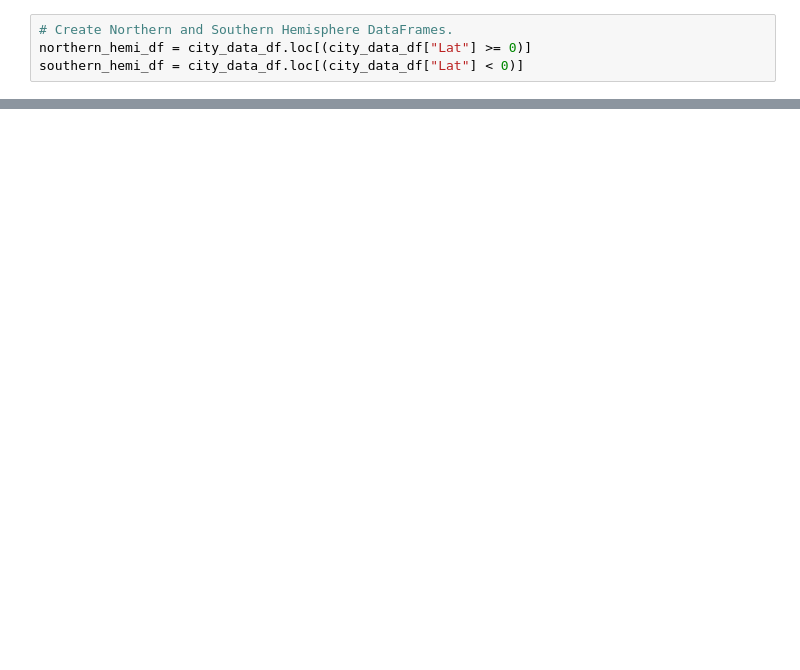
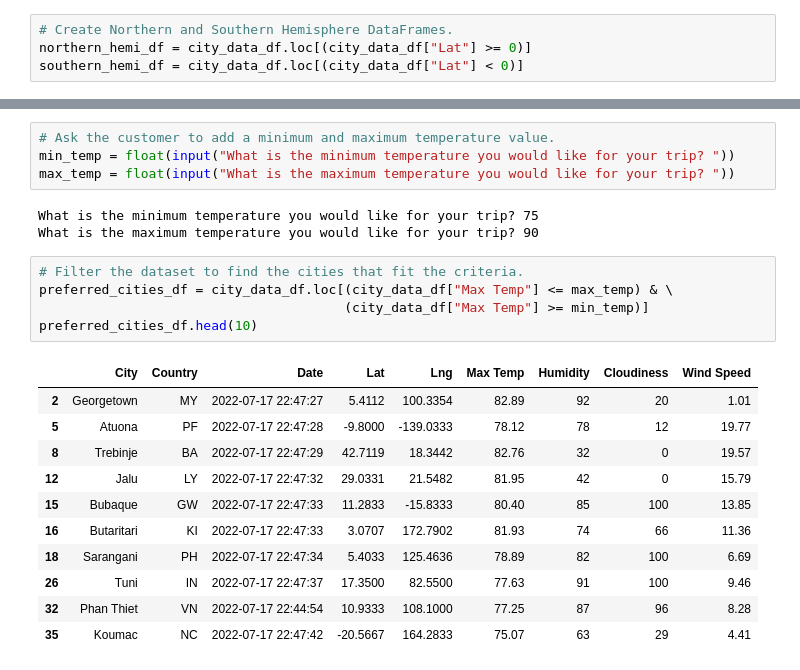
Before and after one commit to LeighannaSB/World_Weather_Analysis, a Jupyter notebook: WeatherPy.ipynb, the cells around one changed output, grey strips where cells are left out. Cells and saved outputs as stored; diff of their text form; blank space fills up the shorter version.

```diff
--- a/WeatherPy.ipynb
+++ b/WeatherPy.ipynb
@@ -395,0 +396,24 @@ plot_linear_regression(x_values, y_values,
+# %%
+# Ask the customer to add a minimum and maximum temperature value.
+min_temp = float(input("What is the minimum temperature you would like for your trip? "))
+max_temp = float(input("What is the maximum temperature you would like for your trip? "))
+# %% [output]
+What is the minimum temperature you would like for your trip? 75
+What is the maximum temperature you would like for your trip? 90
+# %%
+# Filter the dataset to find the cities that fit the criteria.
+preferred_cities_df = city_data_df.loc[(city_data_df["Max Temp"] <= max_temp) & \
+                                       (city_data_df["Max Temp"] >= min_temp)]
+preferred_cities_df.head(10)
+# %% [output]
+|  | City | Country | Date | Lat | Lng | Max Temp | Humidity | Cloudiness | Wind Speed |
+| 2 | Georgetown | MY | 2022-07-17 22:47:27 | 5.4112 | 100.3354 | 82.89 | 92 | 20 | 1.01 |
+| 5 | Atuona | PF | 2022-07-17 22:47:28 | -9.8000 | -139.0333 | 78.12 | 78 | 12 | 19.77 |
+| 8 | Trebinje | BA | 2022-07-17 22:47:29 | 42.7119 | 18.3442 | 82.76 | 32 | 0 | 19.57 |
+| 12 | Jalu | LY | 2022-07-17 22:47:32 | 29.0331 | 21.5482 | 81.95 | 42 | 0 | 15.79 |
+| 15 | Bubaque | GW | 2022-07-17 22:47:33 | 11.2833 | -15.8333 | 80.40 | 85 | 100 | 13.85 |
+| 16 | Butaritari | KI | 2022-07-17 22:47:33 | 3.0707 | 172.7902 | 81.93 | 74 | 66 | 11.36 |
+| 18 | Sarangani | PH | 2022-07-17 22:47:34 | 5.4033 | 125.4636 | 78.89 | 82 | 100 | 6.69 |
+| 26 | Tuni | IN | 2022-07-17 22:47:37 | 17.3500 | 82.5500 | 77.63 | 91 | 100 | 9.46 |
+| 32 | Phan Thiet | VN | 2022-07-17 22:44:54 | 10.9333 | 108.1000 | 77.25 | 87 | 96 | 8.28 |
+| 35 | Koumac | NC | 2022-07-17 22:47:42 | -20.5667 | 164.2833 | 75.07 | 63 | 29 | 4.41 |
```
Also changed, not shown: parts of 22 cells of this notebook.
